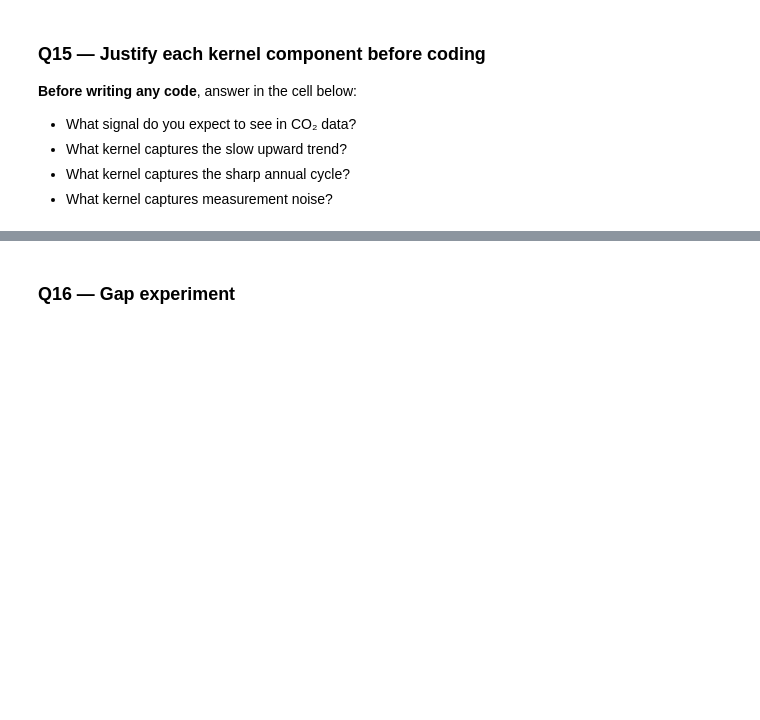
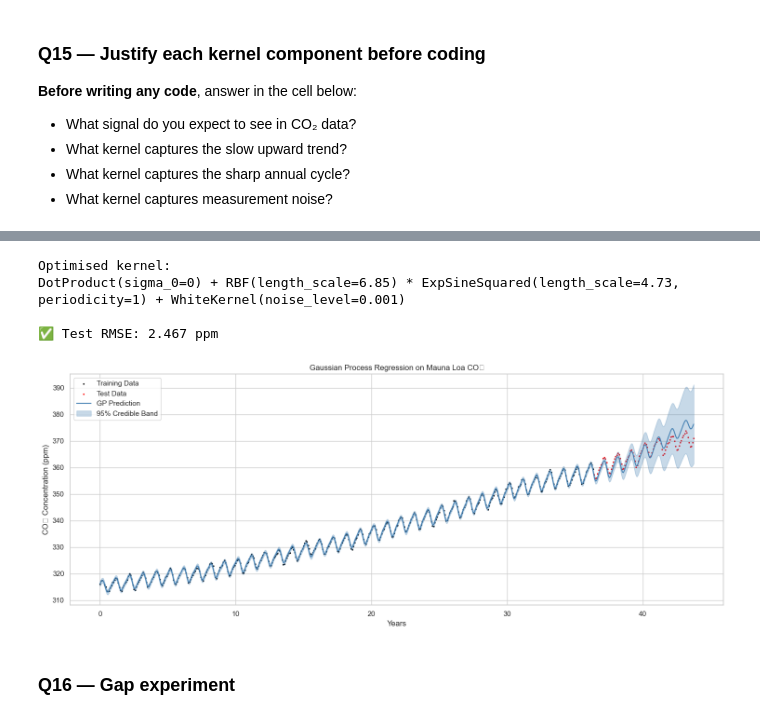
Before and after one commit to daymmm/bayesian-model, a Jupyter notebook: prob.ipynb, the cells around one changed output, grey strips where cells are left out. Cells and saved outputs as stored; diff of their text form; code cells hidden in the pictures; blank space fills up the shorter version.

Commit message:
Complete Part 5: Gaussian Process Regression

```diff
--- a/prob.ipynb
+++ b/prob.ipynb
@@ -776,24 +773,15 @@ t_train, y_train = t[:n_train], y[:n_train]
 t_test,  y_test  = t[n_train:], y[n_train:]
 
 # YOUR CODE HERE — construct the composite kernel
-# k_trend    = DotProduct(sigma_0=0.0, sigma_0_bounds='fixed')
-#   Hint: CO₂ rises ~1.5 ppm/yr — nearly linear. DotProduct gives k(x,x')=x·x'
-#   which extrapolates linearly by construction. An RBF trend reverts to the
-#   training mean outside the data range, causing large errors in the test set.
-# k_seasonal = RBF(...) * ExpSineSquared(..., periodicity=1.0, periodicity_bounds='fixed')
-# k_noise    = WhiteKernel(...)
-# kernel     = k_trend + k_seasonal + k_noise
-k_trend    = None
-k_seasonal = None
-k_noise    = None
-kernel     = None
-raise NotImplementedError("Define the composite kernel")
+k_trend    = DotProduct(sigma_0=0.0, sigma_0_bounds='fixed')
+k_seasonal = RBF(length_scale=1.0, length_scale_bounds=(1e-2, 1e2)) * ExpSineSquared(length_scale=1.0, periodicity=1.0, periodicity_bounds='fixed')
+k_noise    = WhiteKernel(noise_level=0.1, noise_level_bounds=(1e-3, 1e1))
+kernel     = k_trend + k_seasonal + k_noise
 
 # Fit the GP
 gp = GaussianProcessRegressor(kernel=kernel, n_restarts_optimizer=10,
                                normalize_y=True, random_state=42)
-# YOUR CODE HERE: fit gp on (t_train, y_train)
-raise NotImplementedError("Fit the GP")
+gp.fit(t_train, y_train)
 
 print("Optimised kernel:")
 print(gp.kernel_)
@@ -804,18 +792,27 @@ rmse = np.sqrt(np.mean((y_test - y_test_pred)**2))
 # ── SELF-CHECK ────────────────────────────────────────────────────────────────
 assert rmse < 4.5, f"RMSE={rmse:.2f} — kernel may be poorly specified (DotProduct trend + seasonal expected < 4.5 ppm)"
 print(f"\n✅ Test RMSE: {rmse:.3f} ppm")
+# %% [output]
+Optimised kernel:
+DotProduct(sigma_0=0) + RBF(length_scale=6.85) * ExpSineSquared(length_scale=4.73, periodicity=1) + WhiteKernel(noise_level=0.001)
+
+✅ Test RMSE: 2.467 ppm
 # %%
-# YOUR CODE HERE — plot posterior mean and 95% credible bands
-# Use gp.predict(t_full, return_std=True) where t_full covers the full training range
-# Shade fill_between(mean - 2*std, mean + 2*std) for the 95% band
-
 t_full = np.linspace(t.min(), t.max(), 600).reshape(-1, 1)
-y_pred, y_std = None, None   # YOUR CODE HERE
-raise NotImplementedError("Predict over full range and plot")
+y_pred, y_std = gp.predict(t_full, return_std=True)
 
 fig, ax = plt.subplots(figsize=(15, 6))
-# YOUR PLOT CODE HERE
+ax.scatter(t_train, y_train, color='black', s=2, label='Training Data')
+ax.scatter(t_test, y_test, color='red', s=2, label='Test Data')
+ax.plot(t_full, y_pred, color='steelblue', label='GP Prediction')
+ax.fill_between(t_full.flatten(), y_pred - 1.96 * y_std, y_pred + 1.96 * y_std, color='steelblue', alpha=0.3, label='95% Credible Band')
+ax.set_xlabel('Years')
+ax.set_ylabel('CO₂ Concentration (ppm)')
+ax.set_title('Gaussian Process Regression on Mauna Loa CO₂')
+ax.legend()
 plt.tight_layout(); plt.show()
+# %% [output]
+[figure, added]
 # %% [markdown]
 ### Q16 — Gap experiment
 # %%
```
Also changed, not shown: parts of 5 cells of this notebook.
